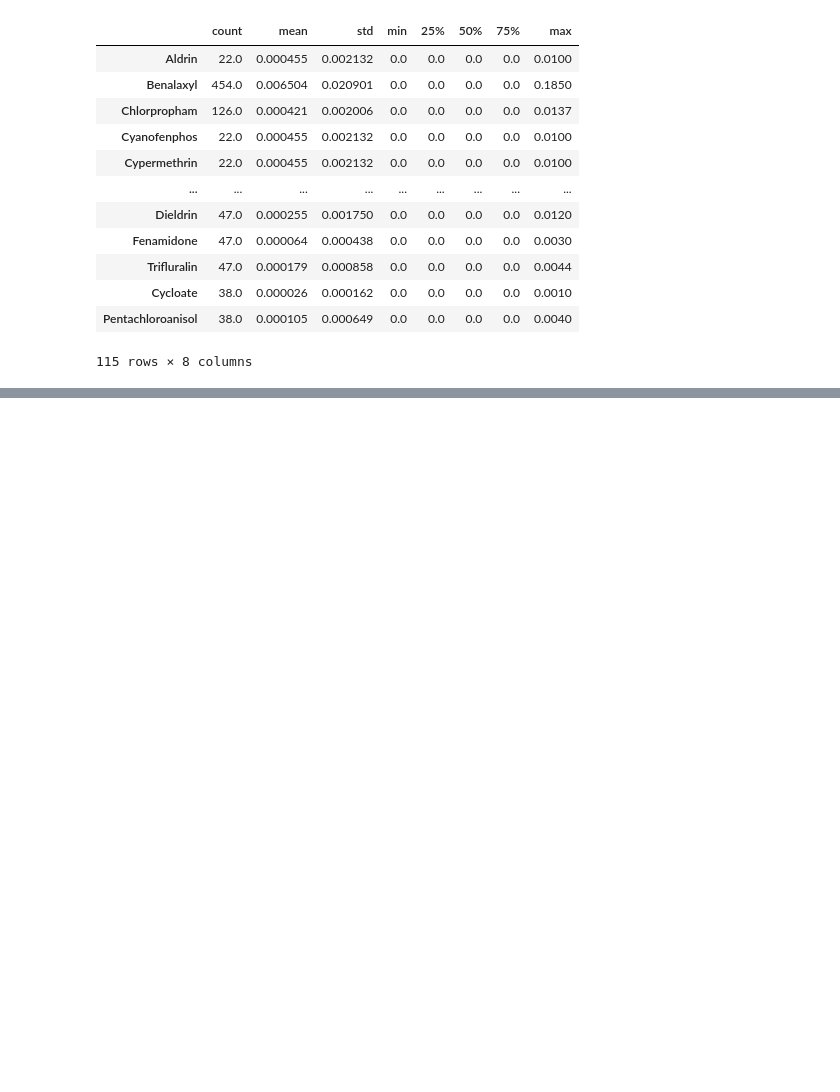
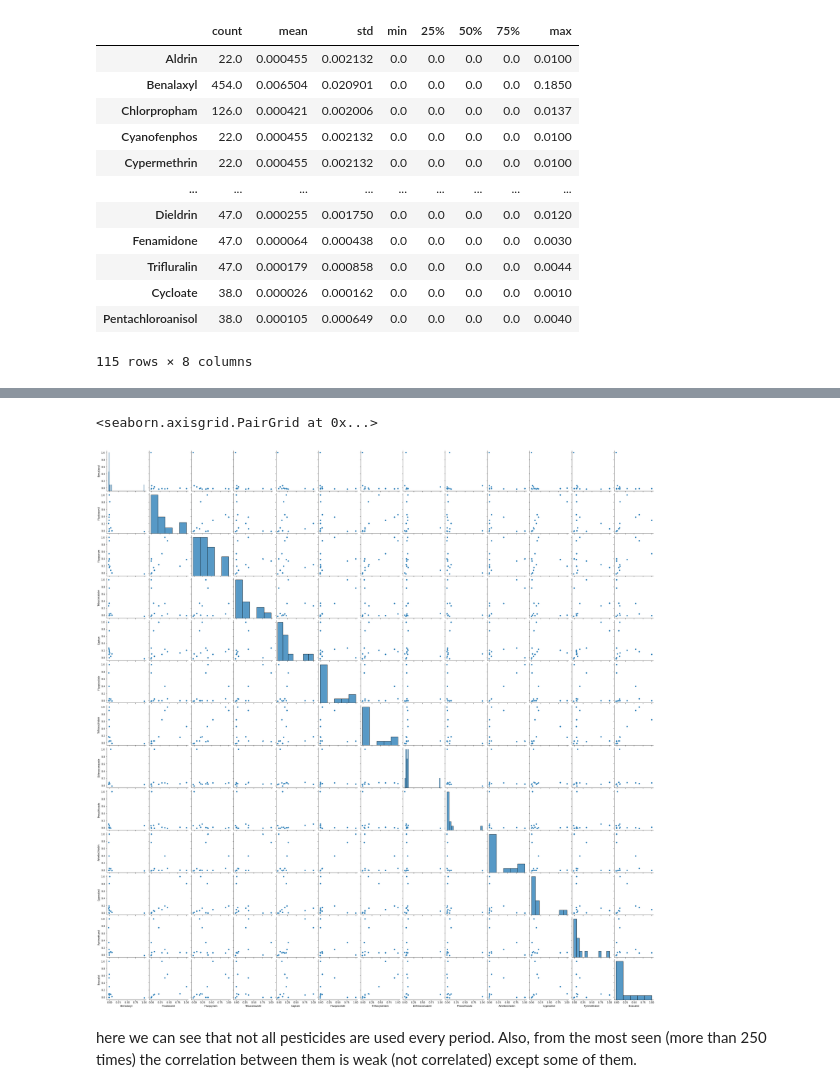
Before and after one commit to Nooreyni/Beeodiversity, a Jupyter notebook: pesticides.ipynb, the cells around one changed output, grey strips where cells are left out. Drawn from its saved outputs; the diff is of its cells as text; code cells hidden in the pictures; blank space fills up the shorter version.

Commit message:
Pesticides

```diff
--- a/pesticides.ipynb
+++ b/pesticides.ipynb
@@ -118,0 +164,8 @@ pt.fillna(0, inplace=True)
+# %%
+# pairplot
+sns.pairplot(mostly.corr())
+# %% [output]
+<seaborn.axisgrid.PairGrid at 0x...>
+[figure, added]
+# %% [markdown]
+here we can see that not all pesticides are used every period. Also, from the most seen (more than 250 times) the correlation between them is weak (not correlated) except some of them.
```
Also changed, not shown: parts of 24 cells of this notebook.
